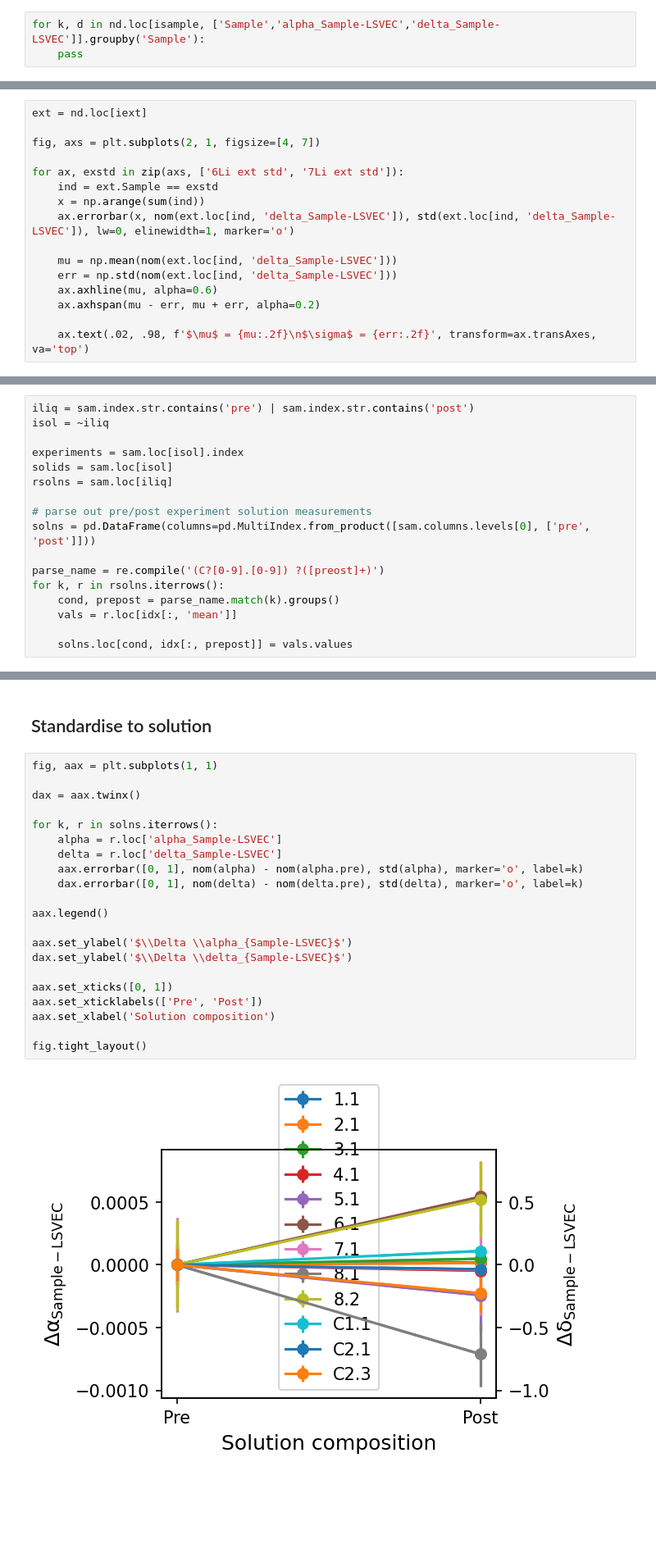
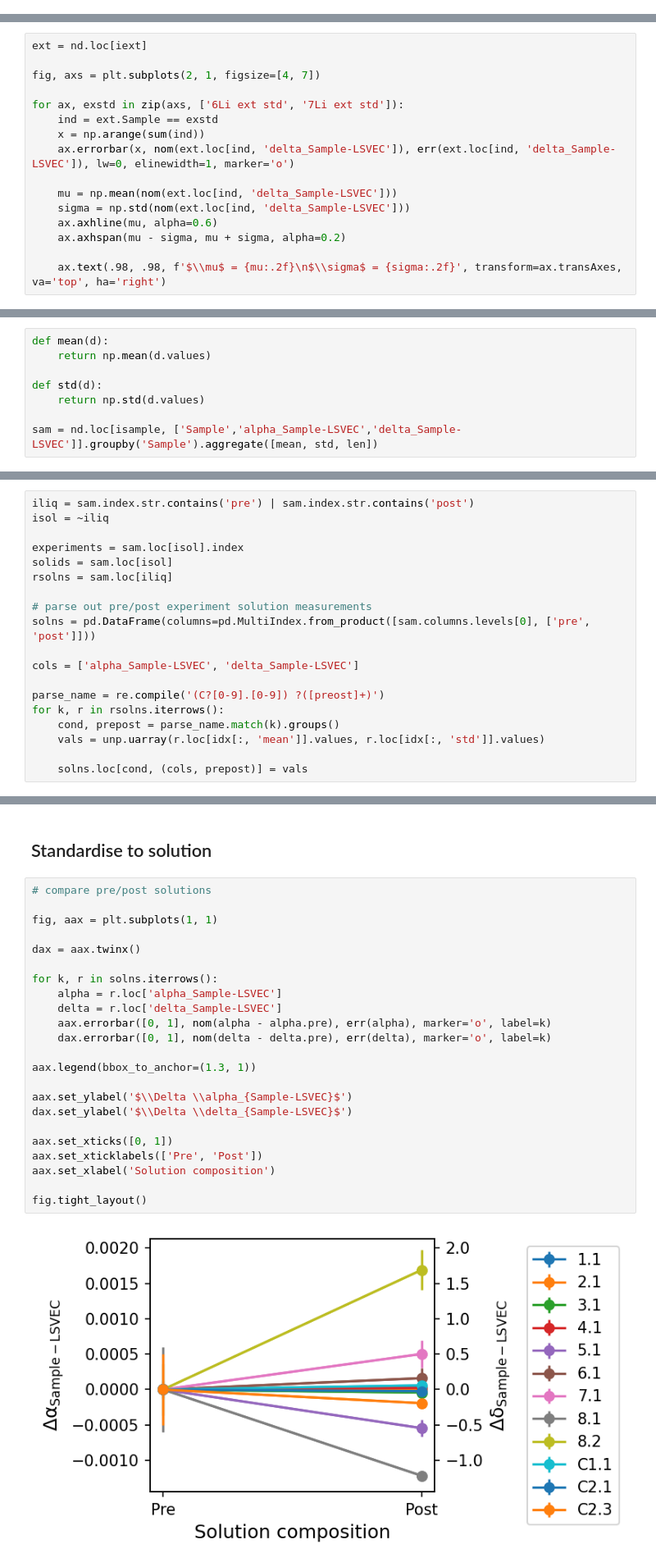
Before and after one commit to oscarbranson/supplementary, a Jupyter notebook: supplements/inorg_Li/00_NeptuneProcessing.ipynb, the cells around one changed output, grey strips where cells are left out. Shown: that part at 82% size. Drawn from its saved outputs; the diff is of its cells as text; blank space fills up the shorter version.

```diff
--- a/supplements/inorg_Li/00_NeptuneProcessing.ipynb
+++ b/supplements/inorg_Li/00_NeptuneProcessing.ipynb
@@ -211,3 +77,0 @@ fig.tight_layout()
-# %%
-for k, d in nd.loc[isample, ['Sample','alpha_Sample-LSVEC','delta_Sample-LSVEC']].groupby('Sample'):
-    pass
@@ -221,12 +158,12 @@ fig, axs = plt.subplots(2, 1, figsize=[4, 7])
 for ax, exstd in zip(axs, ['6Li ext std', '7Li ext std']):
     ind = ext.Sample == exstd
     x = np.arange(sum(ind))
-    ax.errorbar(x, nom(ext.loc[ind, 'delta_Sample-LSVEC']), std(ext.loc[ind, 'delta_Sample-LSVEC']), lw=0, elinewidth=1, marker='o')
+    ax.errorbar(x, nom(ext.loc[ind, 'delta_Sample-LSVEC']), err(ext.loc[ind, 'delta_Sample-LSVEC']), lw=0, elinewidth=1, marker='o')
 
     mu = np.mean(nom(ext.loc[ind, 'delta_Sample-LSVEC']))
-    err = np.std(nom(ext.loc[ind, 'delta_Sample-LSVEC']))
+    sigma = np.std(nom(ext.loc[ind, 'delta_Sample-LSVEC']))
     ax.axhline(mu, alpha=0.6)
-    ax.axhspan(mu - err, mu + err, alpha=0.2)
+    ax.axhspan(mu - sigma, mu + sigma, alpha=0.2)
 
-    ax.text(.02, .98, f'$\mu$ = {mu:.2f}\n$\sigma$ = {err:.2f}', transform=ax.transAxes, va='top')
+    ax.text(.98, .98, f'$\\mu$ = {mu:.2f}\n$\\sigma$ = {sigma:.2f}', transform=ax.transAxes, va='top', ha='right')
 # %% [output]
@@ -251,3 +171,11 @@ sam = nd.loc[isample, ['Sample','alpha_Sample-LSVEC','delta_Sample-LSVEC']].grou
 # %% [markdown]
 ## Format Data for Export
+# %%
+def mean(d):
+    return np.mean(d.values)
+
+def std(d):
+    return np.std(d.values)
+
+sam = nd.loc[isample, ['Sample','alpha_Sample-LSVEC','delta_Sample-LSVEC']].groupby('Sample').aggregate([mean, std, len])
 # %%
@@ -269,12 +197,14 @@ rsolns = sam.loc[iliq]
 # parse out pre/post experiment solution measurements
 solns = pd.DataFrame(columns=pd.MultiIndex.from_product([sam.columns.levels[0], ['pre', 'post']]))
 
+cols = ['alpha_Sample-LSVEC', 'delta_Sample-LSVEC']
+
 parse_name = re.compile('(C?[0-9].[0-9]) ?([preost]+)')
 for k, r in rsolns.iterrows():
     cond, prepost = parse_name.match(k).groups()
-    vals = r.loc[idx[:, 'mean']]
+    vals = unp.uarray(r.loc[idx[:, 'mean']].values, r.loc[idx[:, 'std']].values)
 
-    solns.loc[cond, idx[:, prepost]] = vals.values
+    solns.loc[cond, (cols, prepost)] = vals
 # %%
 for p in ['pre', 'post']:
     solns.loc[:, ('Li_isotopes_alpha_LSVEC', 'fluid_' + p)] = unp.nominal_values(solns.loc[:, ('alpha_Sample-LSVEC', p)])
@@ -306,28 +276,30 @@ sam_alpha.to_csv('data/processed_Neptune.csv')
 # %% [markdown]
 ## Standardise to solution
 # %%
+# compare pre/post solutions
+
 fig, aax = plt.subplots(1, 1)
 
 dax = aax.twinx()
 
 for k, r in solns.iterrows():
     alpha = r.loc['alpha_Sample-LSVEC']
     delta = r.loc['delta_Sample-LSVEC']
-    aax.errorbar([0, 1], nom(alpha) - nom(alpha.pre), std(alpha), marker='o', label=k)
-    dax.errorbar([0, 1], nom(delta) - nom(delta.pre), std(delta), marker='o', label=k)
+    aax.errorbar([0, 1], nom(alpha - alpha.pre), err(alpha), marker='o', label=k)
+    dax.errorbar([0, 1], nom(delta - delta.pre), err(delta), marker='o', label=k)
 
-aax.legend()
+aax.legend(bbox_to_anchor=(1.3, 1))
 
 aax.set_ylabel('$\\Delta \\alpha_{Sample-LSVEC}$')
 dax.set_ylabel('$\\Delta \\delta_{Sample-LSVEC}$')
 
 aax.set_xticks([0, 1])
 aax.set_xticklabels(['Pre', 'Post'])
 aax.set_xlabel('Solution composition')
 
 fig.tight_layout()
 # %% [output]
-[figure, old version]
+[figure, new version]
 # %%
 # split index into useful multiindex
 solids.index = pd.MultiIndex.from_tuples([(c, r) for c, r in solids.index.str.split('.')], names=['condition', 'replicate'])
```
Also changed, not shown: parts of 36 cells of this notebook.
